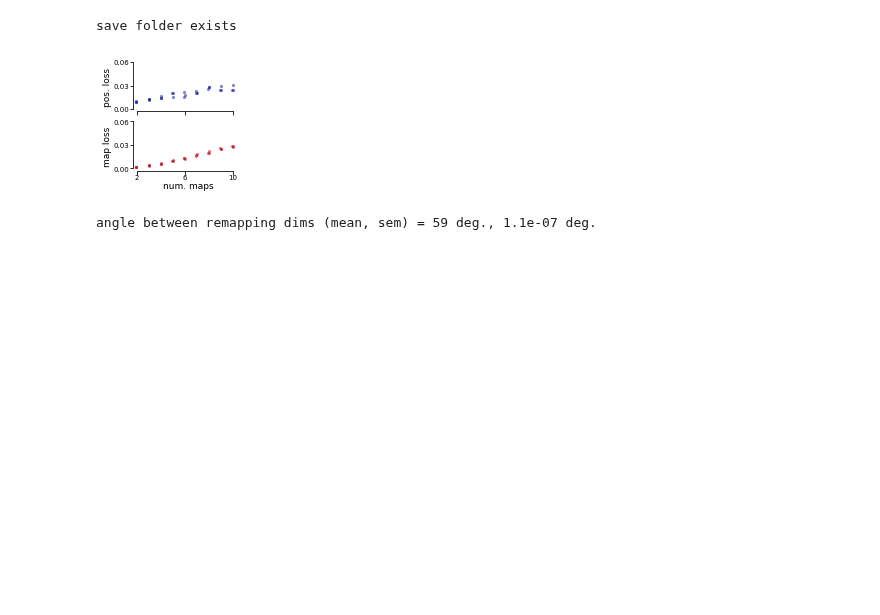
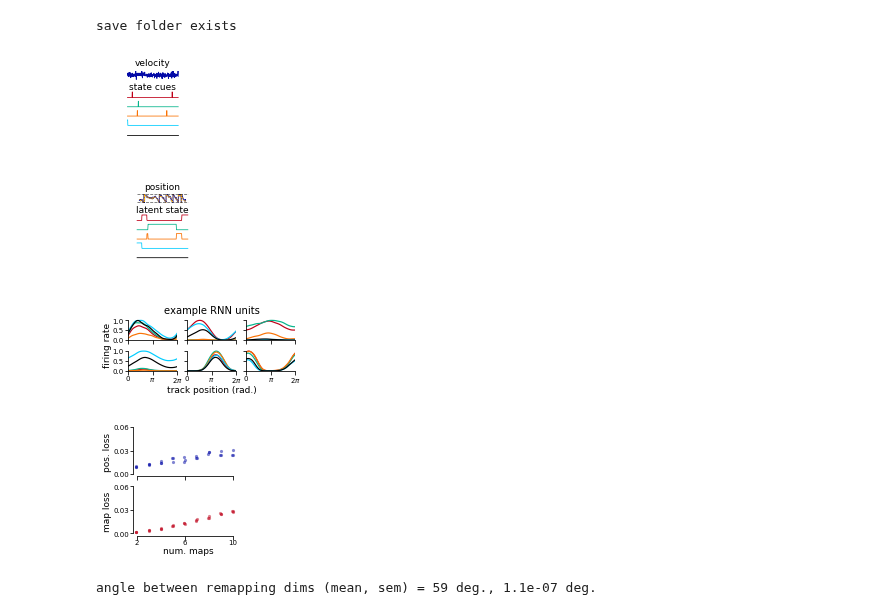
Before and after one commit to ahwillia/rnn_remapping_paper, a Jupyter notebook: fig4_1d3map/many_maps_fig.ipynb, the cells around one changed output. Drawn from its saved outputs; the diff is of its cells as text; code cells hidden in the pictures; blank space fills up the shorter version.

```diff
--- a/fig4_1d3map/many_maps_fig.ipynb
+++ b/fig4_1d3map/many_maps_fig.ipynb
@@ -34,3 +34,6 @@ save folder exists
 # %%
 ''' get the list of model_IDs '''
 model_IDs = os.listdir(data_folder)
+
+# select example model
+model_ID = '22_112_5'
@@ -39,3 +40,31 @@ model_IDs = os.listdir(data_folder)
+# %%
+# get sample rnn data
+inputs, outputs, targets = model_utils.sample_rnn_data(data_folder, model_ID)
+X, map_targ, pos_targ = model_utils.format_rnn_data(outputs["hidden_states"],\
+                                                    targets["map_targets"],\
+                                                    targets["pos_targets"])
+# %%
+''' Supp Figure 2A: example model schematic, 5 maps '''
+f, gs = supp_fig2_plots.plot_a1(inputs["inp_vel"],\
+                          inputs["inp_remaps"])
+plt.show()
+f.savefig(f'{save_folder}inputs.png', dpi=600, bbox_inches='tight')
+
+f, gs = supp_fig2_plots.plot_a2(targets["pos_targets"],\
+                          outputs["pos_outputs"],\
+                          outputs["map_logits"])
+plt.show()
+f.savefig(f'{save_folder}outputs.png', dpi=600, bbox_inches='tight')
+# %% [output]
+[figure, added]
+[figure, added]
+# %%
+''' Figure 4B: example tuning '''
+f, axes = supp_fig2_plots.plot_b(X, map_targ, pos_targ)
+plt.show()
+f.savefig(f'{save_folder}ex_tuning.png', dpi=600, bbox_inches='tight')
+# %% [output]
+[figure, added]
 # %%
 ''' number of maps for each model '''
 num_maps = np.asarray([])
```
Also changed, not shown: parts of 4 cells of this notebook, 24 other files.
